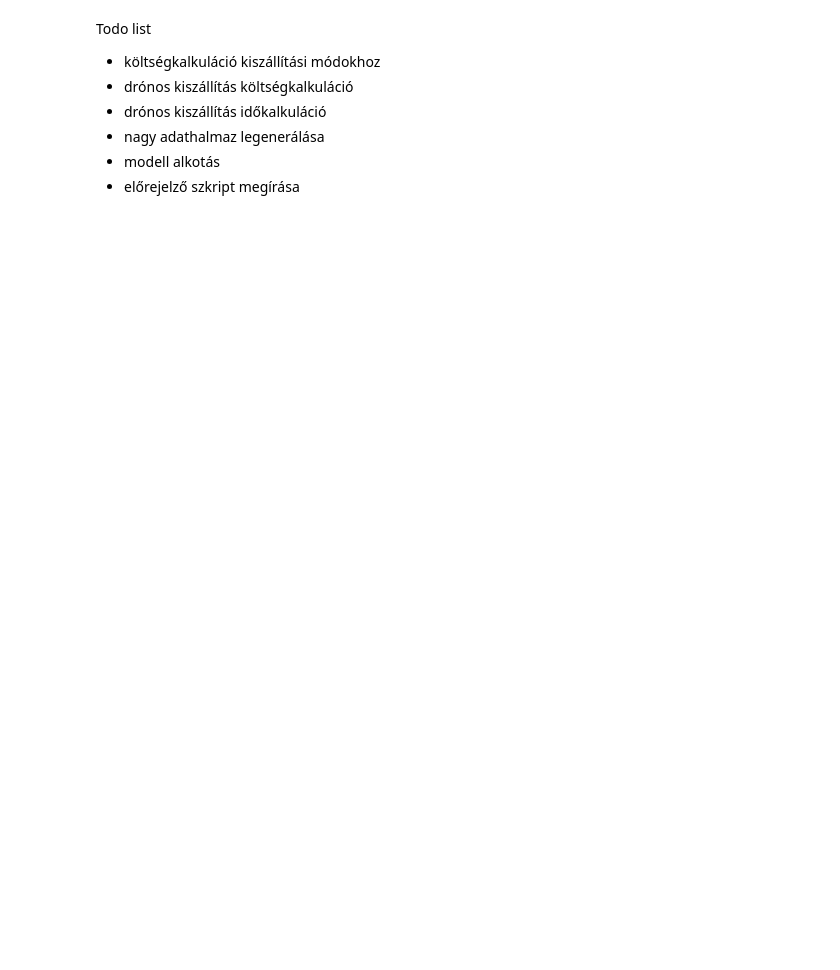
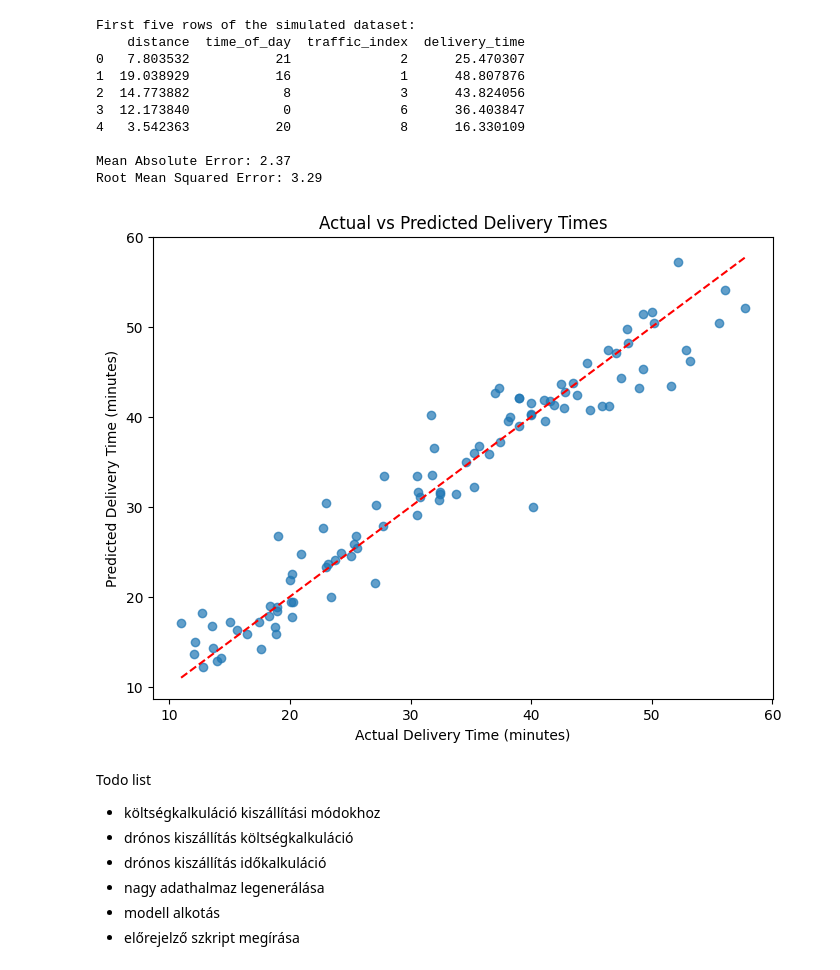
Before and after one commit to pazmanyisandor/DroneDeliveryDebrecen, a Jupyter notebook: code.ipynb, the cells around one changed output. Saved outputs shown, nothing was run; the diff lists cells and outputs as text; code cells hidden in the pictures; blank space fills up the shorter version.

```diff
--- a/code.ipynb
+++ b/code.ipynb
@@ -469,3 +490,83 @@ heat_map.save("fastest_delivery_heatmap.html")
+# %%
+import numpy as np
+import pandas as pd
+from sklearn.ensemble import RandomForestRegressor
+from sklearn.model_selection import train_test_split
+from sklearn.metrics import mean_absolute_error, mean_squared_error
+import matplotlib.pyplot as plt
+
+# Simulate sample data
+np.random.seed(42)
+n_samples = 500
+
+# Features: distance (km), time of day (0-23 hours), traffic index (1-10 scale)
+distance = np.random.uniform(0.5, 20.0, n_samples)  # distance in km
+time_of_day = np.random.randint(0, 24, n_samples)     # hour of the day
+traffic_index = np.random.randint(1, 11, n_samples)     # traffic condition, 1 (low) to 10 (high)
+
+# Assume a base time with additional time added for distance, rush hour, and high traffic
+# Base delivery time is 10 minutes, plus 2 minutes per km,
+# plus 5 extra minutes during rush hours (7-9 and 17-19),
+# plus 1 extra minute per traffic level above 5.
+rush_hour = ((time_of_day >= 7) & (time_of_day <= 9)) | ((time_of_day >= 17) & (time_of_day <= 19))
+delivery_time = (10 + distance * 2 +
+                 np.where(rush_hour, 5, 0) +
+                 np.maximum(traffic_index - 5, 0))
+
+# Add some noise to simulate real-world conditions
+delivery_time += np.random.normal(0, 3, n_samples)
+
+# Create a DataFrame
+df = pd.DataFrame({
+    'distance': distance,
+    'time_of_day': time_of_day,
+    'traffic_index': traffic_index,
+    'delivery_time': delivery_time
+})
+
+print("First five rows of the simulated dataset:")
+print(df.head())
+
+# Define features and target
+X = df[['distance', 'time_of_day', 'traffic_index']]
+y = df['delivery_time']
+
+# Split the data into training and testing sets
+X_train, X_test, y_train, y_test = train_test_split(X, y, test_size=0.2, random_state=42)
+
+# Instantiate and train the Random Forest Regressor
+rf = RandomForestRegressor(n_estimators=100, random_state=42)
+rf.fit(X_train, y_train)
+
+# Predict on the test set
+y_pred = rf.predict(X_test)
+
+# Evaluate the model
+mae = mean_absolute_error(y_test, y_pred)
+rmse = np.sqrt(mean_squared_error(y_test, y_pred))
+print(f"\nMean Absolute Error: {mae:.2f}")
+print(f"Root Mean Squared Error: {rmse:.2f}")
+
+# Plotting actual vs predicted delivery times
+plt.figure(figsize=(8, 6))
+plt.scatter(y_test, y_pred, alpha=0.7)
+plt.xlabel("Actual Delivery Time (minutes)")
+plt.ylabel("Predicted Delivery Time (minutes)")
+plt.title("Actual vs Predicted Delivery Times")
+plt.plot([min(y_test), max(y_test)], [min(y_test), max(y_test)], color='red', linestyle='--')
+plt.show()
+# %% [output]
+First five rows of the simulated dataset:
+    distance  time_of_day  traffic_index  delivery_time
+0   7.803532           21              2      25.470307
+1  19.038929           16              1      48.807876
+2  14.773882            8              3      43.824056
+3  12.173840            0              6      36.403847
+4   3.542363           20              8      16.330109
+
+Mean Absolute Error: 2.37
+Root Mean Squared Error: 3.29
+[figure, added]
 # %% [markdown]
 Todo list
 - költségkalkuláció kiszállítási módokhoz
```
Also changed, not shown: parts of 4 cells of this notebook, 1 other file.
